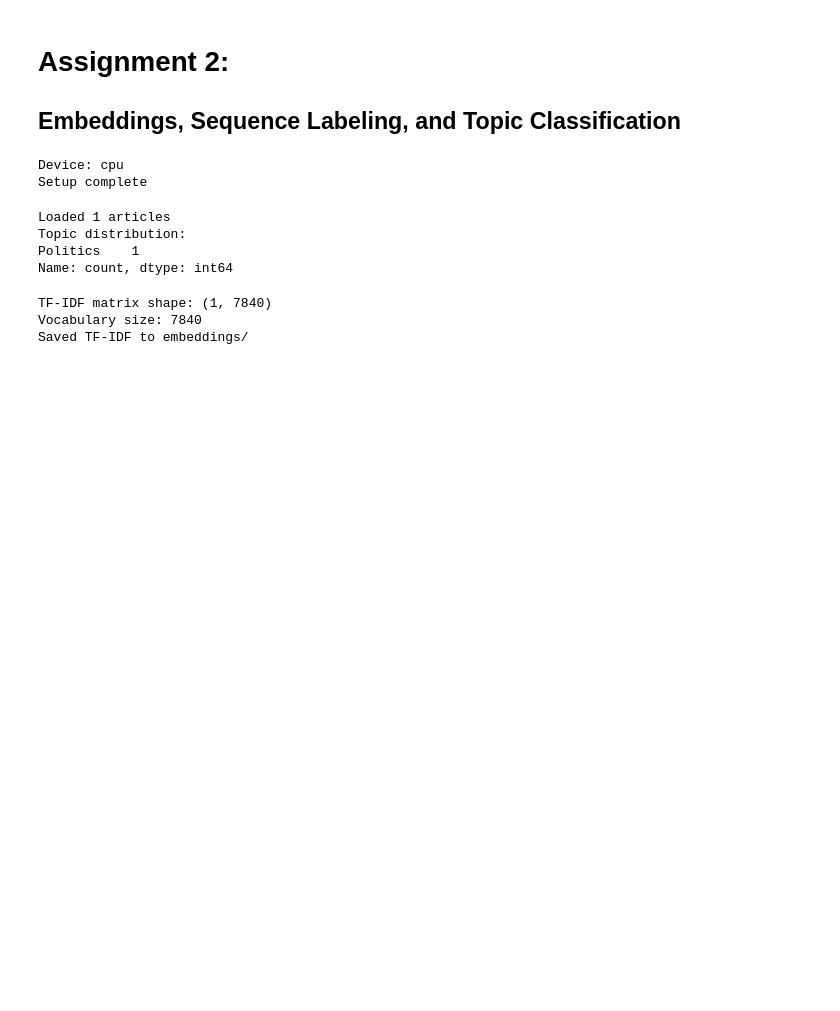
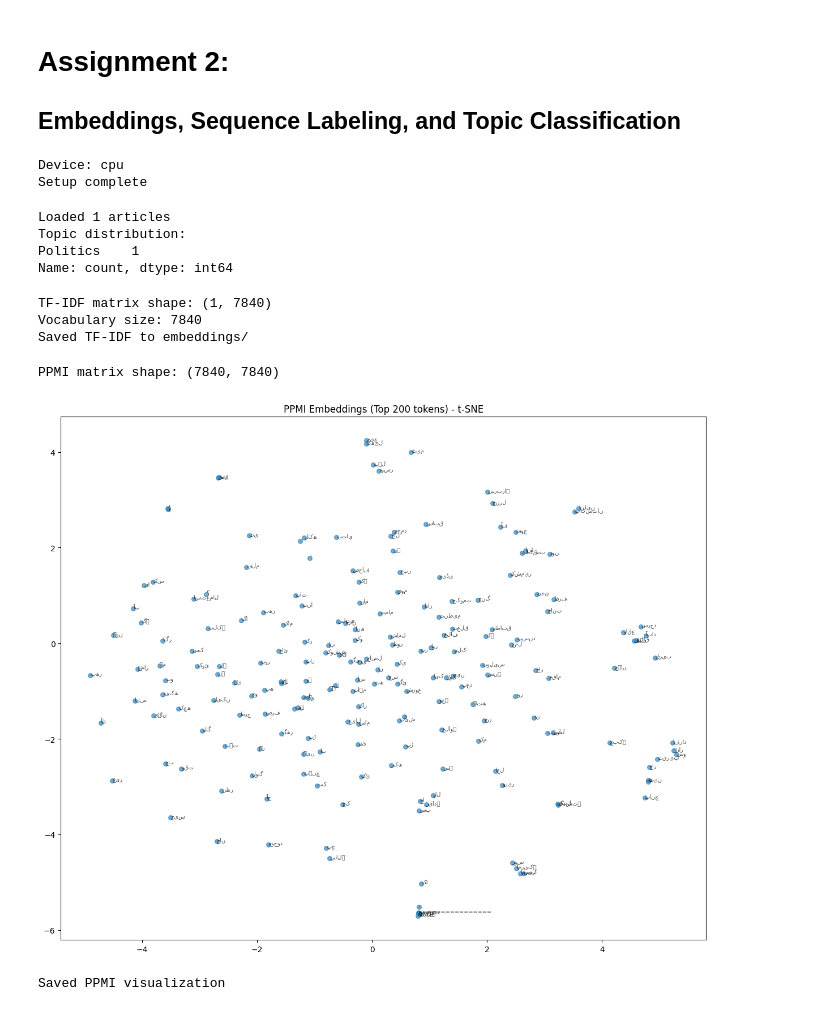
Before and after one commit to abdullahgujjar521/i23-2641-NLP-Assignment2, a Jupyter notebook: I23-2641_Assignment2_DS-C.ipynb, the cells around one changed output. Cells and saved outputs as stored; diff of their text form; code cells hidden in the pictures; blank space fills up the shorter version.

```diff
--- a/I23-2641_Assignment2_DS-C.ipynb
+++ b/I23-2641_Assignment2_DS-C.ipynb
@@ -158,3 +158,53 @@ print('Saved TF-IDF to embeddings/')
 TF-IDF matrix shape: (1, 7840)
 Vocabulary size: 7840
 Saved TF-IDF to embeddings/
+# %%
+# Part 1.2: PPMI co-occurrence matrix
+WINDOW = 5
+
+co_occur = np.zeros((len(w2i_c1), len(w2i_c1)))
+for text in texts:
+    tokens = tokenize(text)
+    for i, tok in enumerate(tokens):
+        if tok not in w2i_c1:
+            continue
+        for j in range(max(0, i - WINDOW), min(len(tokens), i + WINDOW + 1)):
+            if i != j and tokens[j] in w2i_c1:
+                co_occur[w2i_c1[tok], w2i_c1[tokens[j]]] += 1
+
+# Convert to PPMI
+co_sum = co_occur.sum()
+row_sum = co_occur.sum(axis=1, keepdims=True)
+col_sum = co_occur.sum(axis=0, keepdims=True)
+
+pmi = np.zeros_like(co_occur, dtype=np.float32)
+for i in range(len(w2i_c1)):
+    for j in range(len(w2i_c1)):
+        if co_occur[i, j] > 0:
+            pmi[i, j] = np.log((co_occur[i, j] * co_sum) / (row_sum[i, 0] * col_sum[0, j] + 1e-10))
+
+ppmi = np.maximum(pmi, 0)
+np.save(str(EMB_DIR / 'ppmi_matrix.npy'), ppmi)
+print(f'PPMI matrix shape: {ppmi.shape}')
+# %% [output]
+PPMI matrix shape: (7840, 7840)
+# %%
+# Visualize PPMI with t-SNE (top 200 tokens)
+top_indices = np.argsort(ppmi.sum(axis=0))[-200:]
+ppmi_top = ppmi[np.ix_(top_indices, top_indices)]
+
+tsne = TSNE(n_components=2, random_state=42, perplexity=30)
+emb_tsne = tsne.fit_transform(ppmi_top)
+
+plt.figure(figsize=(12, 10))
+plt.scatter(emb_tsne[:, 0], emb_tsne[:, 1], alpha=0.6, s=30)
+for i, idx in enumerate(top_indices):
+    plt.annotate(i2w_c1[idx], (emb_tsne[i, 0], emb_tsne[i, 1]), fontsize=7, alpha=0.7)
+plt.title('PPMI Embeddings (Top 200 tokens) - t-SNE')
+plt.tight_layout()
+plt.savefig(str(PLOT_DIR / 'ppmi_tsne_top200.png'), dpi=150)
+plt.show()
+print('Saved PPMI visualization')
+# %% [output]
+[figure, added]
+Saved PPMI visualization
```
Also changed, not shown: parts of 1 cell of this notebook, 3 other files.
